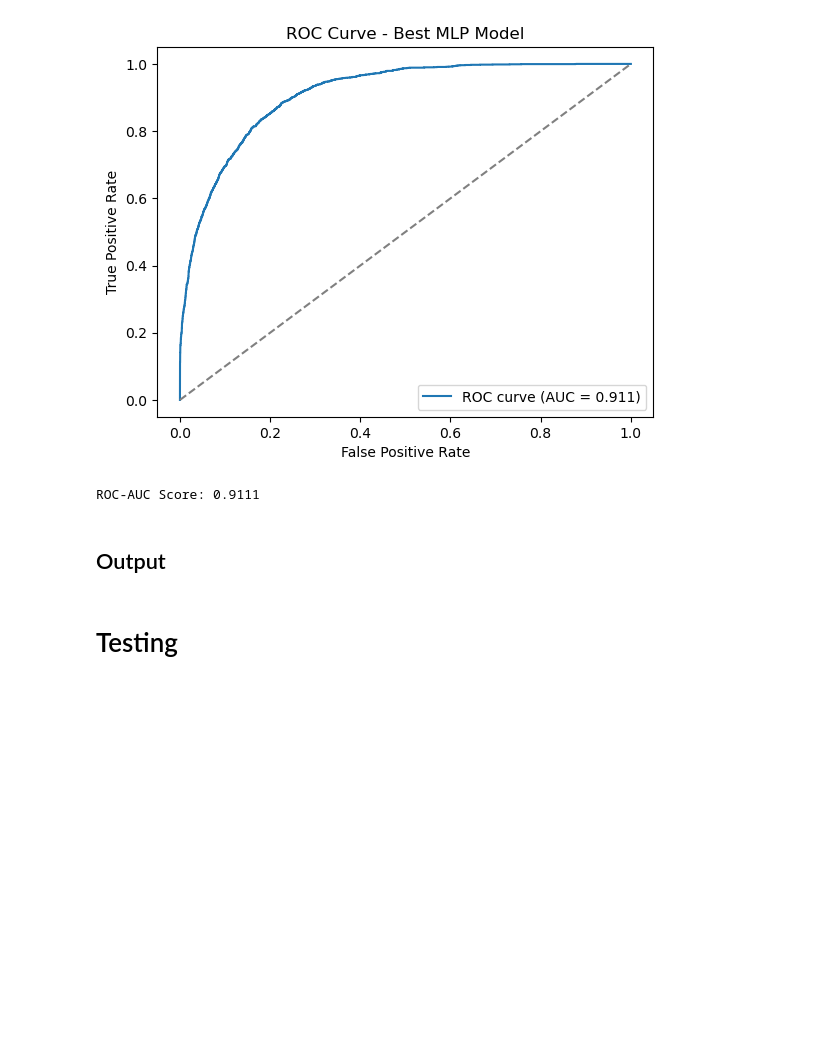
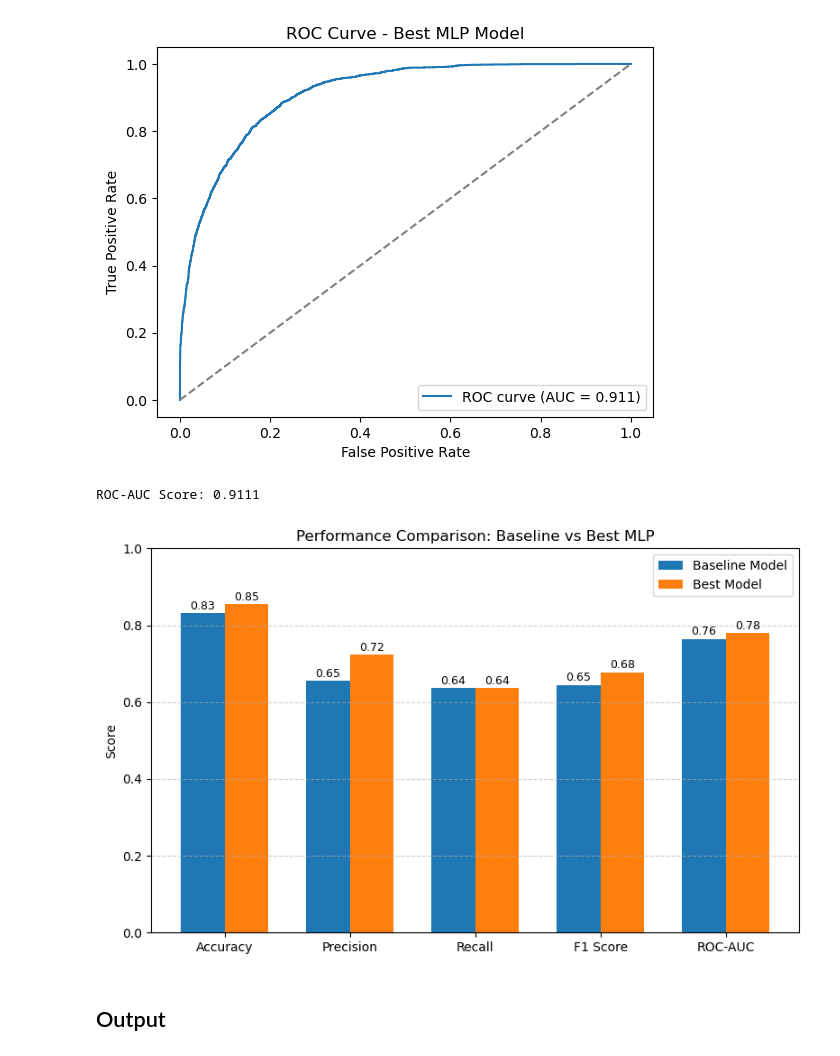
Before and after one commit to rooothellen/dasc41103, a Jupyter notebook: proj2/model/proj2.ipynb, the cells around one changed output. Drawn from its saved outputs; the diff is of its cells as text; code cells hidden in the pictures; blank space fills up the shorter version.

```diff
--- a/proj2/model/proj2.ipynb
+++ b/proj2/model/proj2.ipynb
@@ -270,10 +369,46 @@ print(f"ROC-AUC Score: {roc_auc_score(y_test, y_prob_best):.4f}")
 # %% [output]
 [figure]
 ROC-AUC Score: 0.9111
+# %%
+# Organize data
+metrics = ['Accuracy', 'Precision', 'Recall', 'F1 Score', 'ROC-AUC']
+baseline_scores = [accuracy_score(y_test, y_pred_baseline),
+               precision_score(y_test, y_pred_baseline),
+               recall_score(y_test, y_pred_baseline),
+               f1_score(y_test, y_pred_baseline),
+               roc_auc_score(y_test, y_pred_baseline)]
+best_scores = [accuracy_score(y_test, y_pred_best),
+               precision_score(y_test, y_pred_best),
+               recall_score(y_test, y_pred_best),
+               f1_score(y_test, y_pred_best),
+               roc_auc_score(y_test, y_pred_best)]
+
+x = np.arange(len(metrics))
+width = 0.35
+
+# Plot
+plt.figure(figsize=(8, 5))
+plt.bar(x - width/2, baseline_scores, width, label='Baseline Model')
+plt.bar(x + width/2, best_scores, width, label='Best Model')
+
+plt.ylabel('Score')
+plt.title('Performance Comparison: Baseline vs Best MLP')
+plt.xticks(x, metrics)
+plt.ylim(0, 1)
+plt.legend()
+plt.grid(axis='y', linestyle='--', alpha=0.6)
+
+for i, v in enumerate(baseline_scores):
+    plt.text(i - width/2, v + 0.01, f"{v:.2f}", ha='center', fontsize=9)
+for i, v in enumerate(best_scores):
+    plt.text(i + width/2, v + 0.01, f"{v:.2f}", ha='center', fontsize=9)
+
+plt.tight_layout()
+plt.show()
+# %% [output]
+[figure, added]
 # %% [markdown]
 ## Output
-# %% [markdown]
-# Testing
 # %%
 import numpy as np
 
```
Also changed, not shown: parts of 7 cells of this notebook, 2 other files.
